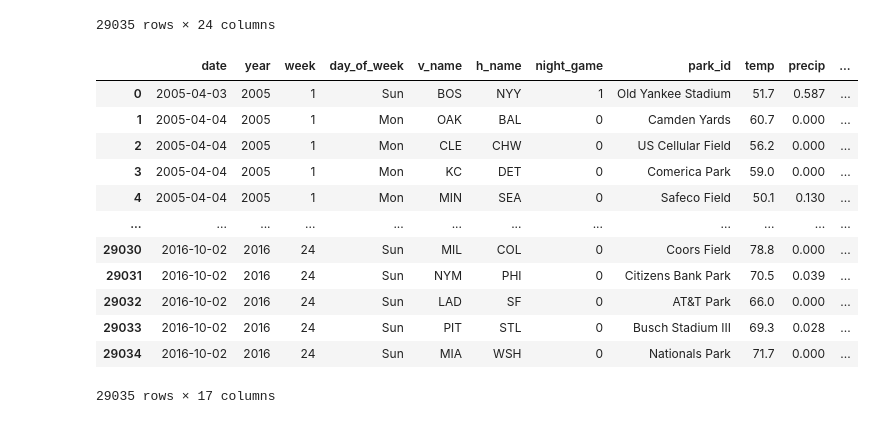
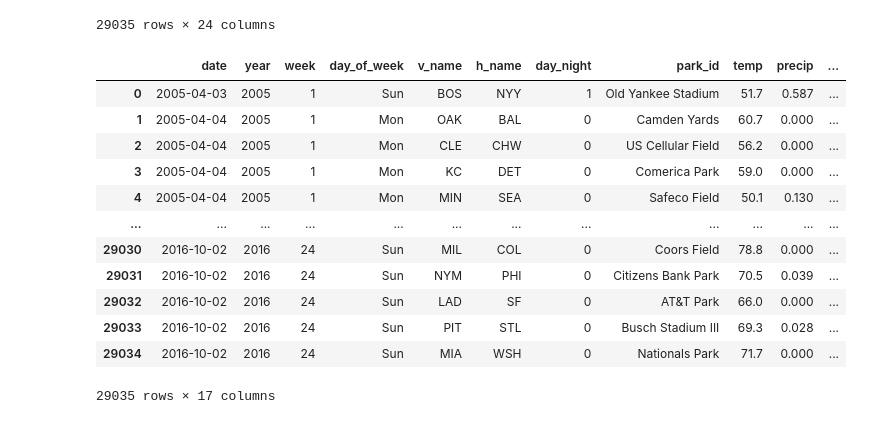
Before and after one commit to tmarchok1/DS440_project, a Jupyter notebook: DS_440code.ipynb, the cells around one changed output. Saved outputs shown, nothing was run; the diff lists cells and outputs as text; code cells hidden in the pictures.

```diff
--- a/DS_440code.ipynb
+++ b/DS_440code.ipynb
@@ -21,7 +21,6 @@ glogs = glogs[glogs['attendance'] > 0]
 
 # Change day/night column to binary variable
 glogs['day_night'] = glogs['day_night'].map({'D': 0, 'N': 1})
-glogs = glogs.rename(columns={'day_night':'night_game'})
 
 glogs
 # %% [output]
@@ -352,23 +351,23 @@ glogs_wcp
 # %%
 # Drop unnecessary columns
 glogs_wcp = glogs_wcp.drop(columns=['v_league', 'v_game_number', 'h_game_number', 'h_league', 'v_score', 'h_score', 'Team'])
 
 # Merge fan engagement data
 fanEngagement = pd.read_csv('https://raw.githubusercontent.com/tmarchok1/DS440_project/refs/heads/main/fanEngagement.csv')
 glogs_wcpf = pd.merge(glogs_wcp, fanEngagement, left_on='home team', right_on='Team', how='left')
 
 # Rename columns
-glogs_wcpf.columns = ['date', 'year', 'day_of_week', 'v_name', 'h_name', 'night_game', 'park_id',
+glogs_wcpf.columns = ['date', 'year', 'day_of_week', 'v_name', 'h_name', 'day_night', 'park_id',
                       'attendance', 'week', 'location', 'temp', 'precip', 'home team', 'capacity',
                       'prev_year_wins', 'made_playoffs', 'won_division', 'Team', 'InstagramFollowers', 'CityPopulation']
 
 # Reorder columns, drop 'location', 'home team', 'Team' variables
 glogs_wcpf = glogs_wcpf[['date', 'year', 'week', 'day_of_week', 'v_name',
-       'h_name', 'night_game', 'park_id', 'temp', 'precip', 'capacity', 'prev_year_wins',
+       'h_name', 'day_night', 'park_id', 'temp', 'precip', 'capacity', 'prev_year_wins',
        'made_playoffs', 'won_division', 'InstagramFollowers', 'CityPopulation', 'attendance']]
 glogs_wcpf
 # %% [output]
-|  | date | year | week | day_of_week | v_name | h_name | night_game | park_id | temp | precip | ... |
+|  | date | year | week | day_of_week | v_name | h_name | day_night | park_id | temp | precip | ... |
 | 0 | 2005-04-03 | 2005 | 1 | Sun | BOS | NYY | 1 | Old Yankee Stadium | 51.7 | 0.587 | ... |
 | 1 | 2005-04-04 | 2005 | 1 | Mon | OAK | BAL | 0 | Camden Yards | 60.7 | 0.000 | ... |
 | 2 | 2005-04-04 | 2005 | 1 | Mon | CLE | CHW | 0 | US Cellular Field | 56.2 | 0.000 | ... |
```
